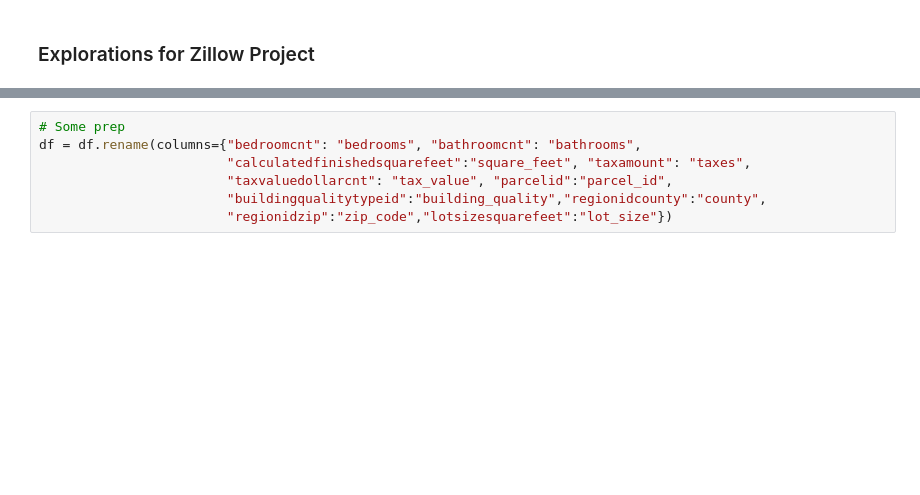
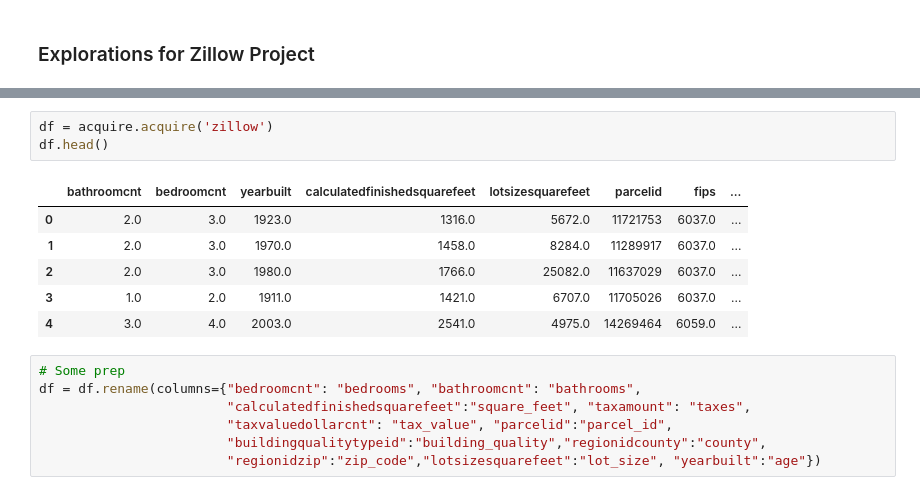
Before and after one commit to barbmarques/zillow-regression-project, a Jupyter notebook: Zillow.ipynb, the cells around one changed output, grey strips where cells are left out. Saved outputs shown, nothing was run; the diff lists cells and outputs as text; blank space fills up the shorter version.

```diff
--- a/Zillow.ipynb
+++ b/Zillow.ipynb
@@ -37,7 +20,17 @@ df.head()
+# %%
+df = acquire.acquire('zillow')
+df.head()
+# %% [output]
+|  | bathroomcnt | bedroomcnt | yearbuilt | calculatedfinishedsquarefeet | lotsizesquarefeet | parcelid | fips | ... |
+| 0 | 2.0 | 3.0 | 1923.0 | 1316.0 | 5672.0 | 11721753 | 6037.0 | ... |
+| 1 | 2.0 | 3.0 | 1970.0 | 1458.0 | 8284.0 | 11289917 | 6037.0 | ... |
+| 2 | 2.0 | 3.0 | 1980.0 | 1766.0 | 25082.0 | 11637029 | 6037.0 | ... |
+| 3 | 1.0 | 2.0 | 1911.0 | 1421.0 | 6707.0 | 11705026 | 6037.0 | ... |
+| 4 | 3.0 | 4.0 | 2003.0 | 2541.0 | 4975.0 | 14269464 | 6059.0 | ... |
 # %%
 # Some prep
 df = df.rename(columns={"bedroomcnt": "bedrooms", "bathroomcnt": "bathrooms",
                         "calculatedfinishedsquarefeet":"square_feet", "taxamount": "taxes",
                         "taxvaluedollarcnt": "tax_value", "parcelid":"parcel_id",
                         "buildingqualitytypeid":"building_quality","regionidcounty":"county",
-                        "regionidzip":"zip_code","lotsizesquarefeet":"lot_size"})
+                        "regionidzip":"zip_code","lotsizesquarefeet":"lot_size", "yearbuilt":"age"})
```
Also changed, not shown: parts of 20 cells of this notebook, 1 other file.
